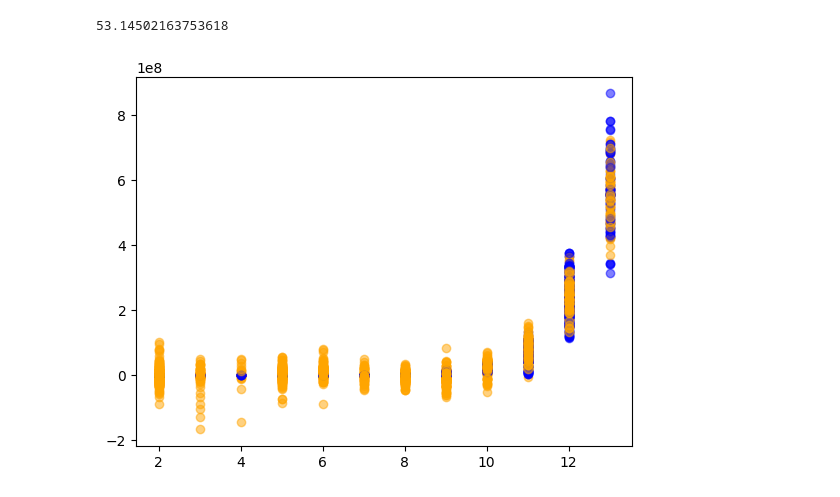
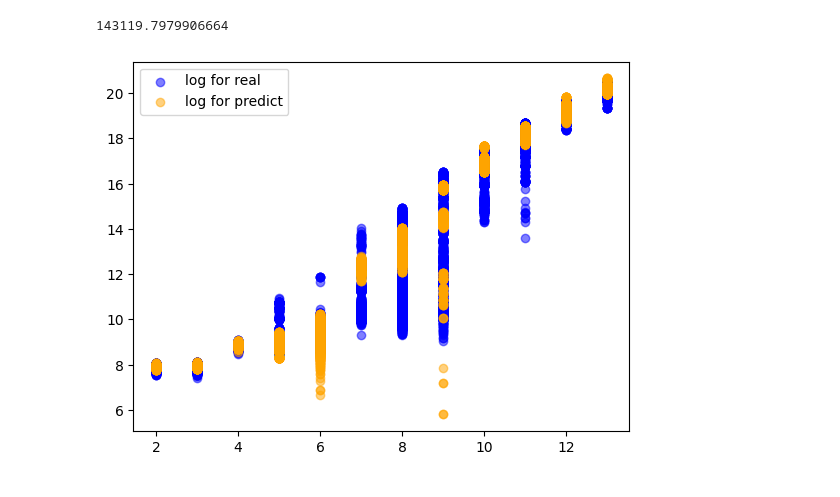
Before and after one commit to jerry3128/Stats102-Final-Project, a Jupyter notebook: code/MachineLearning/MachineLearning.ipynb, the cells around one changed output. Drawn from its saved outputs; the diff is of its cells as text; code cells hidden in the pictures.

```diff
--- a/code/MachineLearning/MachineLearning.ipynb
+++ b/code/MachineLearning/MachineLearning.ipynb
@@ -150,32 +1,41 @@ plt.show()
-# %%
-def polynomialLinearRegression(df_train, df_predict):
-    X = df_train[features]
-    y = df_train['units']
-    X_predict = df_predict[features]
-    y_predict = df_predict['units']
-    poly = PolynomialFeatures(degree=3)
-    X_poly = poly.fit_transform(X)
-    model = LinearRegression()
-    model.fit(X_poly, y)
-    predictions = model.predict(poly.fit_transform(X_predict))
-
-    mse = mean_squared_error(y_predict, predictions)
-    plt.scatter(X_predict['Tree Width'], y_predict  , color = 'blue'  , alpha = 0.5)
-    plt.scatter(X_predict['Tree Width'], predictions, color = 'orange', alpha = 0.5)
-    return mse
-    # print(f"MSE: {mse / 1e14}")
-    # plt.show()
-
-mse = 0
-for i in range(5):
-    l=i*2
-    r=l+2
-    df_predict = df.groupby('Graph ID', group_keys=False).apply(lambda g: g.iloc[l:r])
-    df_train = df.drop(df_predict.index)
-    mse += polynomialLinearRegression(df_train, df_predict)
-
-print(mse / 1e14)
-plt.show()
-# %% [output]
-53.14502163753618
-[figure, removed]
+# %%
+import matplotlib.pyplot as plt
+import seaborn as sns
+import pandas as pd
+import numpy as np
+
+data_df = pd.read_csv('data.csv')
+test_df = pd.read_csv('test.csv')
+features = ['Tree Width', 'Decomposition Overhead Ratio', 'Average Depth', 'Sum of Join node distances', 'Branching Factor', 'Bag Adjacency Factor', 'Bag Connectedness Factor', 'Bag Neighborhood Coverage Factor']
+
+from sklearn.linear_model import LinearRegression
+from sklearn.preprocessing import PolynomialFeatures
+from sklearn.metrics import mean_squared_error
+
+X = [data_df[data_df['Tree Width'] == i][features] for i in range(15)]
+y = [data_df[data_df['Tree Width'] == i]['units' ] for i in range(15)]
+
+X_predict = [test_df[test_df['Tree Width'] == i][features] for i in range(15)]
+y_predict = [test_df[test_df['Tree Width'] == i]['units' ] for i in range(15)]
+mse = 0
+
+for i in range(15):
+    if(len(X[i]) == 0 or i < 2): continue
+
+    poly = PolynomialFeatures(degree = 1)
+    X_poly = poly.fit_transform(X[i])
+    model = LinearRegression()
+    model.fit(X_poly, y[i])
+    predictions = model.predict(poly.fit_transform(X_predict[i]))
+
+    if(i == 3): plt.legend()
+    plt.scatter(X_predict[i]['Tree Width'], np.log(y_predict[i])  , color = 'blue'  , alpha = 0.5, label = 'log for real')
+    plt.scatter(X_predict[i]['Tree Width'], np.log(predictions)   , color = 'orange', alpha = 0.5, label = 'log for predict')
+
+    mse += np.sum((y_predict[i]-predictions) ** 2)
+
+print(mse / 1e14)
+plt.show()
+# %% [output]
+143119.7979906664
+[figure, added]
```
Also changed, not shown: parts of 10 cells of this notebook, 13 other files.
